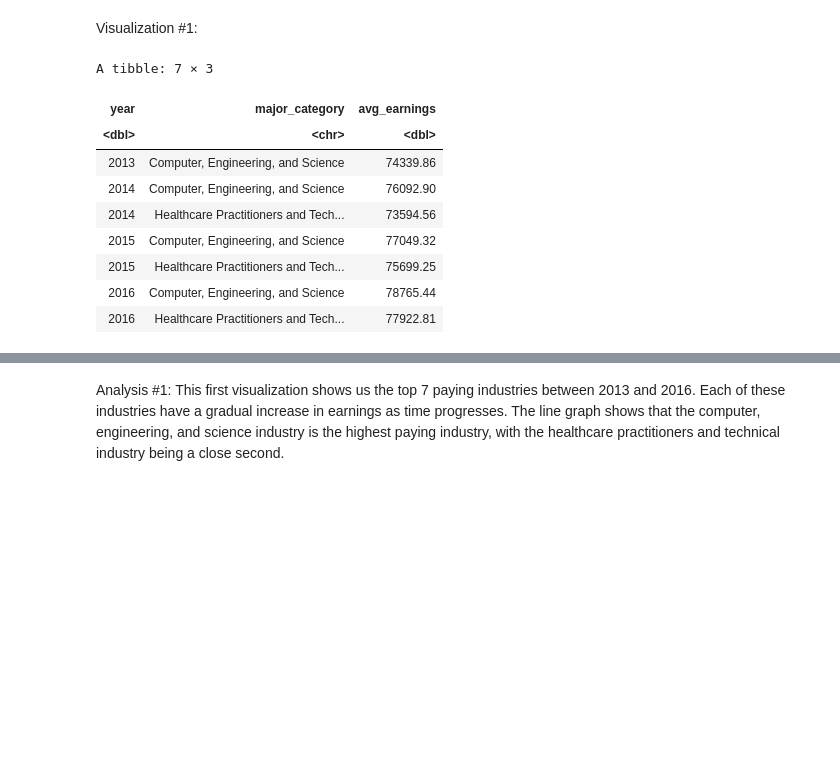
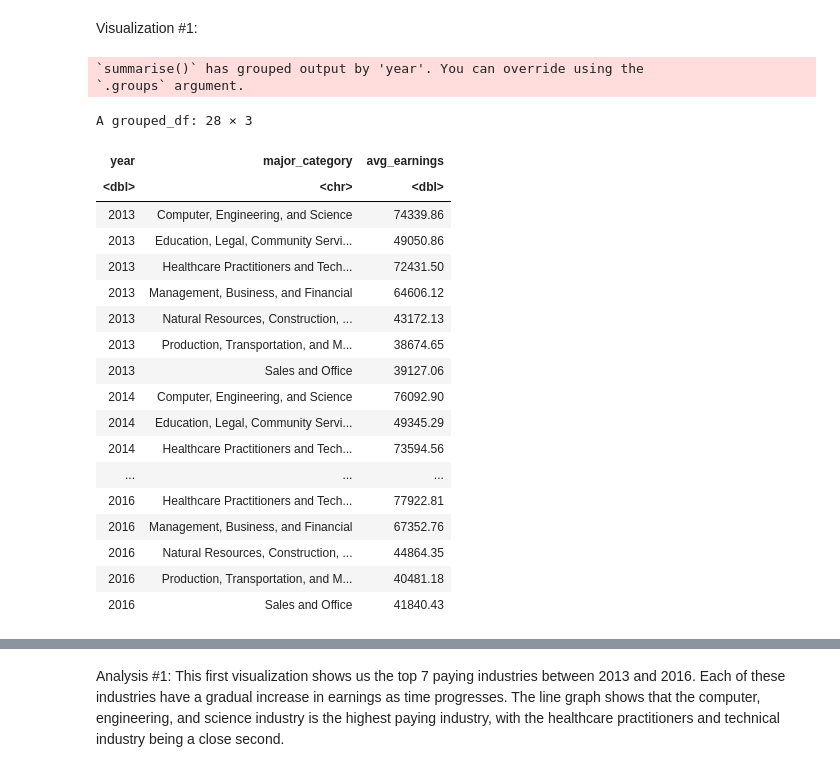
Before and after one commit to romarrao/BIOS512_assignments, a Jupyter notebook: BIOS512_final_project.ipynb, the cells around one changed output, grey strips where cells are left out. Saved outputs shown, nothing was run; the diff lists cells and outputs as text; code cells hidden in the pictures; blank space fills up the shorter version.

```diff
--- a/BIOS512_final_project.ipynb
+++ b/BIOS512_final_project.ipynb
@@ -65,21 +65,32 @@ Visualization #1:
 # %%
 visual1 = jobs_df |>
     group_by(year, major_category) |>
-    summarize(avg_earnings = mean(total_earnings), .groups='drop') |> #find average earnings for each industry in each year
+    summarize(avg_earnings = mean(total_earnings)) |> #find average earnings for each industry in each year
     top_n(7, avg_earnings) #takes 7 industries with the top average earnings
 
 visual1
 # %% [output]
-A tibble: 7 × 3
+`summarise()` has grouped output by 'year'. You can override using the
+`.groups` argument.
+A grouped_df: 28 × 3
 | year | major_category | avg_earnings |
 | <dbl> | <chr> | <dbl> |
 | 2013 | Computer, Engineering, and Science | 74339.86 |
+| 2013 | Education, Legal, Community Servi... | 49050.86 |
+| 2013 | Healthcare Practitioners and Tech... | 72431.50 |
+| 2013 | Management, Business, and Financial | 64606.12 |
+| 2013 | Natural Resources, Construction, ... | 43172.13 |
+| 2013 | Production, Transportation, and M... | 38674.65 |
+| 2013 | Sales and Office | 39127.06 |
 | 2014 | Computer, Engineering, and Science | 76092.90 |
+| 2014 | Education, Legal, Community Servi... | 49345.29 |
 | 2014 | Healthcare Practitioners and Tech... | 73594.56 |
-| 2015 | Computer, Engineering, and Science | 77049.32 |
-| 2015 | Healthcare Practitioners and Tech... | 75699.25 |
-| 2016 | Computer, Engineering, and Science | 78765.44 |
+| ... | ... | ... |
 | 2016 | Healthcare Practitioners and Tech... | 77922.81 |
+| 2016 | Management, Business, and Financial | 67352.76 |
+| 2016 | Natural Resources, Construction, ... | 44864.35 |
+| 2016 | Production, Transportation, and M... | 40481.18 |
+| 2016 | Sales and Office | 41840.43 |
 # %%
 options(repr.plot.width=12, repr.plot.height=6)
 p = ggplot(visual1, aes(x = year, y = avg_earnings, color=major_category)) +
```
Also changed, not shown: parts of 1 cell of this notebook.
